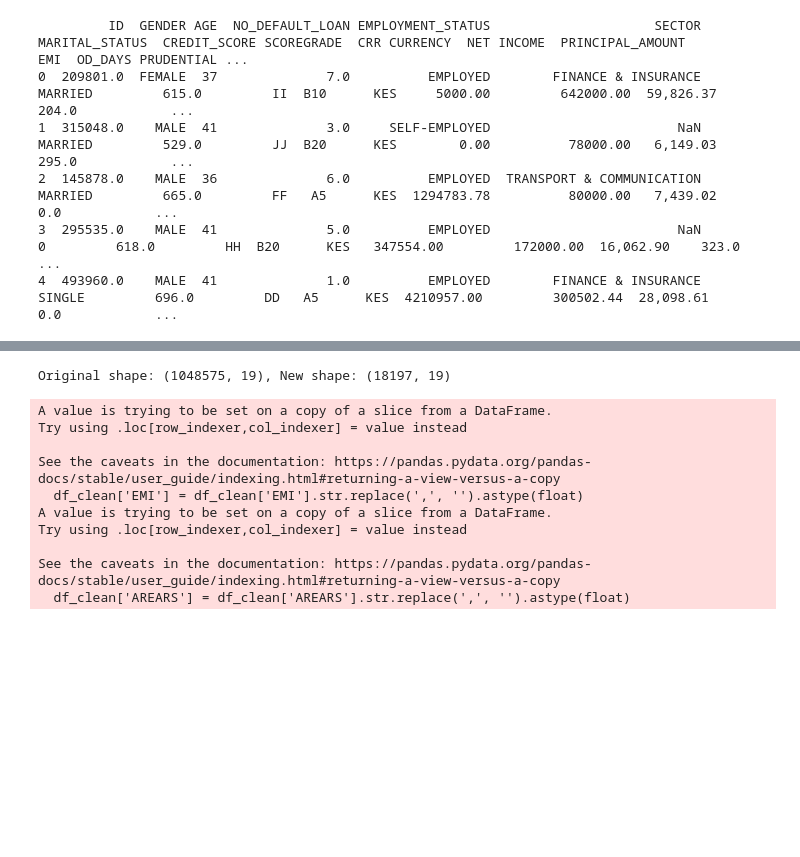
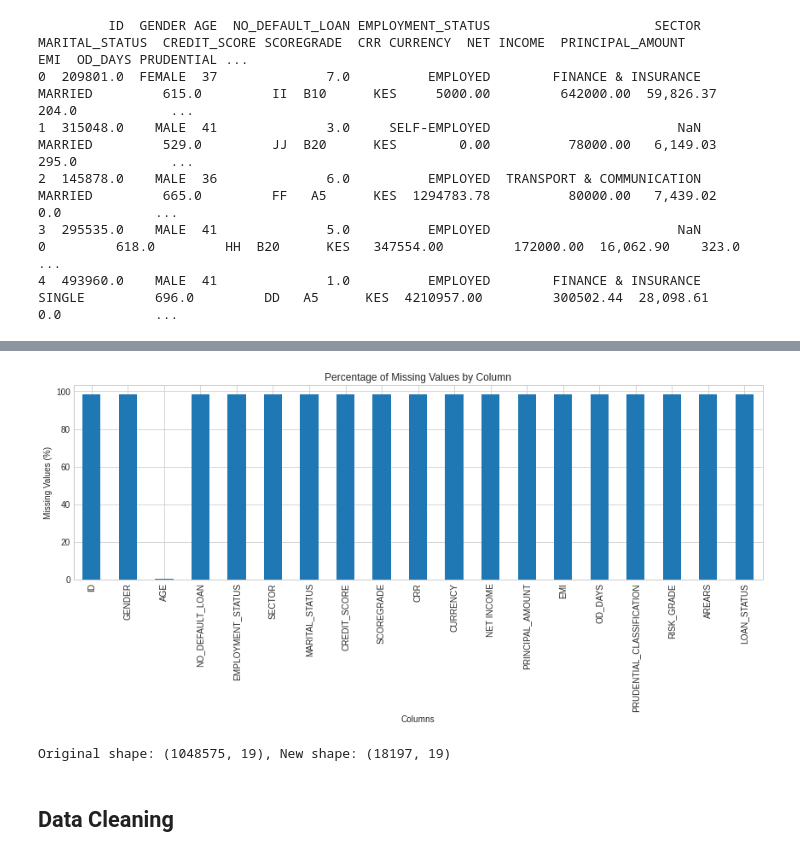
Before and after one commit to KaiFa254/SmartLender, a Jupyter notebook: notebooks/Alex.ipynb, the cells around one changed output, grey strips where cells are left out. Saved outputs shown, nothing was run; the diff lists cells and outputs as text; code cells hidden in the pictures; blank space fills up the shorter version.

Commit message:
added markdown for the project and cleaned the dataset

```diff
--- a/notebooks/Alex.ipynb
+++ b/notebooks/Alex.ipynb
@@ -7,18 +47,26 @@ import pandas as pd
 import numpy as np
 import matplotlib.pyplot as plt
 import seaborn as sns
+import warnings
+warnings.filterwarnings('ignore')
 
-
+# For model building
 from sklearn.model_selection import train_test_split
 from sklearn.linear_model import LogisticRegression
 from sklearn.tree import DecisionTreeClassifier
-from sklearn.metrics import accuracy_score, classification_report, confusion_matrix
-from sklearn.feature_selection import RFE
-from sklearn.metrics import roc_curve, auc
-from sklearn.preprocessing import label_binarize
-from sklearn.multiclass import OneVsRestClassifier
-from sklearn.model_selection import train_test_split
-from sklearn.linear_model import LogisticRegression
-from sklearn.metrics import roc_auc_score
+from sklearn.ensemble import RandomForestClassifier, GradientBoostingClassifier
+from sklearn.metrics import accuracy_score, classification_report, confusion_matrix, roc_curve, auc, precision_recall_curve
+from sklearn.preprocessing import StandardScaler, OneHotEncoder
+from sklearn.impute import SimpleImputer
+from sklearn.pipeline import Pipeline
+from sklearn.compose import ColumnTransformer
+
+# Set visualization style
+plt.style.use('seaborn-v0_8-whitegrid')
+# sns.set_palette("Set2")
+
+# Display settings for better readability
+pd.set_option('display.max_columns', None)
+pd.set_option('display.width', 1000)
 # %% [markdown]
 ## Load the dataset
@@ -129,3 +166,8 @@ RISK_GRADE                   1030378
 AREARS                       1030378
 LOAN_STATUS                  1030378
 dtype: int64
+# %%
+# calculate percentage of missing values
+missing_percentage = (missing_values / len(df)) * 100
+print("\nPercentage of missing values per column:")
+print(missing_percentage)
@@ -132,21 +192,24 @@ dtype: int64
+# %%
+# Plot missing values
+plt.figure(figsize=(12, 6))
+missing_percentage.plot(kind='bar')
+plt.title('Percentage of Missing Values by Column')
+plt.xlabel('Columns')
+plt.ylabel('Missing Values (%)')
+plt.xticks(rotation=90)
+plt.tight_layout()
+plt.show()
+# %% [output]
+[figure, added]
 # %%
 # Remove rows where all or most columns are NaN
 df_clean = df.dropna(thresh=5)  # Keep rows with at least 5 non-null values
 print(f"Original shape: {df.shape}, New shape: {df_clean.shape}")
 # %% [output]
 Original shape: (1048575, 19), New shape: (18197, 19)
+# %% [markdown]
+## Data Cleaning
 # %%
 # Convert EMI and AREARS columns from string to float (removing commas)
-df_clean['EMI'] = df_clean['EMI'].str.replace(',', '').astype(float)
-df_clean['AREARS'] = df_clean['AREARS'].str.replace(',', '').astype(float)
+df_clean.loc[:, 'EMI'] = df_clean['EMI'].str.replace(',', '').astype(float)
+df_clean.loc[:, 'AREARS'] = df_clean['AREARS'].str.replace(',', '').astype(float)
-# %% [output]
-A value is trying to be set on a copy of a slice from a DataFrame.
-Try using .loc[row_indexer,col_indexer] = value instead
-
-See the caveats in the documentation: https://pandas.pydata.org/pandas-docs/stable/user_guide/indexing.html#returning-a-view-versus-a-copy
-  df_clean['EMI'] = df_clean['EMI'].str.replace(',', '').astype(float)
-A value is trying to be set on a copy of a slice from a DataFrame.
-Try using .loc[row_indexer,col_indexer] = value instead
-
-See the caveats in the documentation: https://pandas.pydata.org/pandas-docs/stable/user_guide/indexing.html#returning-a-view-versus-a-copy
-  df_clean['AREARS'] = df_clean['AREARS'].str.replace(',', '').astype(float)
```
Also changed, not shown: parts of 29 cells of this notebook.
